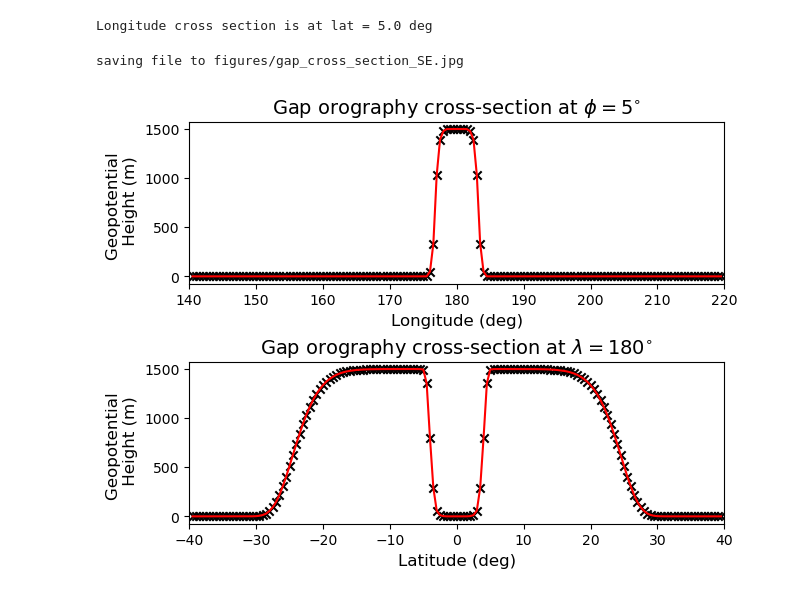
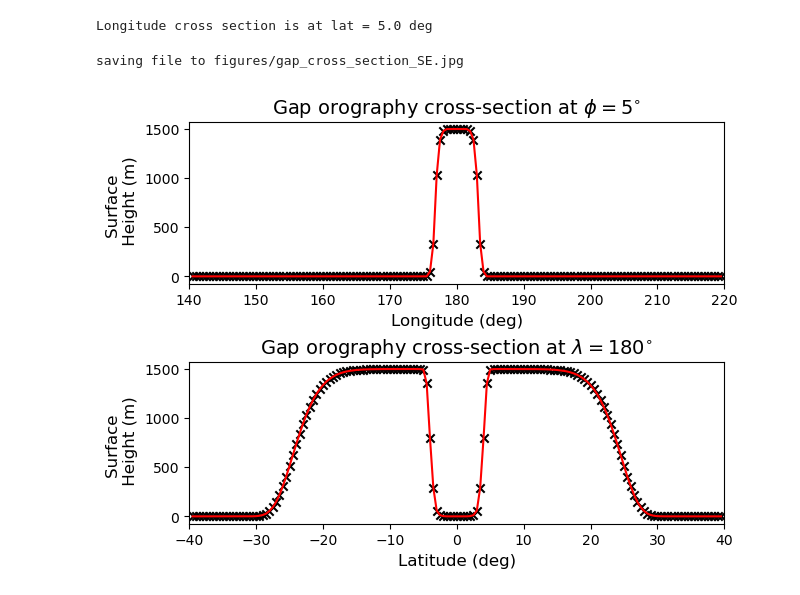
Before and after one commit to ta440/dcmip2025_gap_and_vortex, a Jupyter notebook: jupyter_notebooks/gap_cross_sections.ipynb, the cells around one changed output. Cells and saved outputs as stored; diff of their text form; code cells hidden in the pictures.

```diff
--- a/jupyter_notebooks/gap_cross_sections.ipynb
+++ b/jupyter_notebooks/gap_cross_sections.ipynb
@@ -62,31 +62,31 @@ h_lat = nc['PHIS'][0,lat_crop_inds[0], lon_fix_ind]/g
 # %%
 fig, axes = plt.subplots(2,1,constrained_layout=True)
 ax1, ax2 = axes
 
 plot1 = ax1.scatter(lon_crop, h_lon, marker='x', c='k')
 plot2 = ax2.scatter(lat_crop, h_lat, marker='x', c='k')
 plot1 = ax1.plot(lon_crop, h_lon, c='r')
 plot2 = ax2.plot(lat_crop, h_lat, c='r')
 
-ax1.set_ylabel('Geopotential \n Height (m)', size=12)
+ax1.set_ylabel('Surface \n Height (m)', size=12)
 ax1.set_xlabel('Longitude (deg)', size=12)
-ax2.set_ylabel('Geopotential \n Height (m)', size=12)
+ax2.set_ylabel('Surface \n Height (m)', size=12)
 ax2.set_xlabel('Latitude (deg)', size=12)
 
 ax1.set_xlim([140,220])
 ax2.set_xlim([-40, 40])
 
 ax1.set_title(r"Gap orography cross-section at $\phi = 5^{\circ} $",size=14)
 ax2.set_title(r"Gap orography cross-section at $\lambda = 180^{\circ} $", size=14)
 
 #fig.suptitle(f'Mountain gap cross sections')
 
 base_savename = f'gap_cross_section_SE.jpg'
 
 save_name = f'figures/{base_savename}'
 
 print(f'saving file to {save_name}')
 plt.savefig(save_name)
 # %% [output]
 saving file to figures/gap_cross_section_SE.jpg
-[figure, old version]
+[figure, new version]
```
Also changed, not shown: 6 other files.
